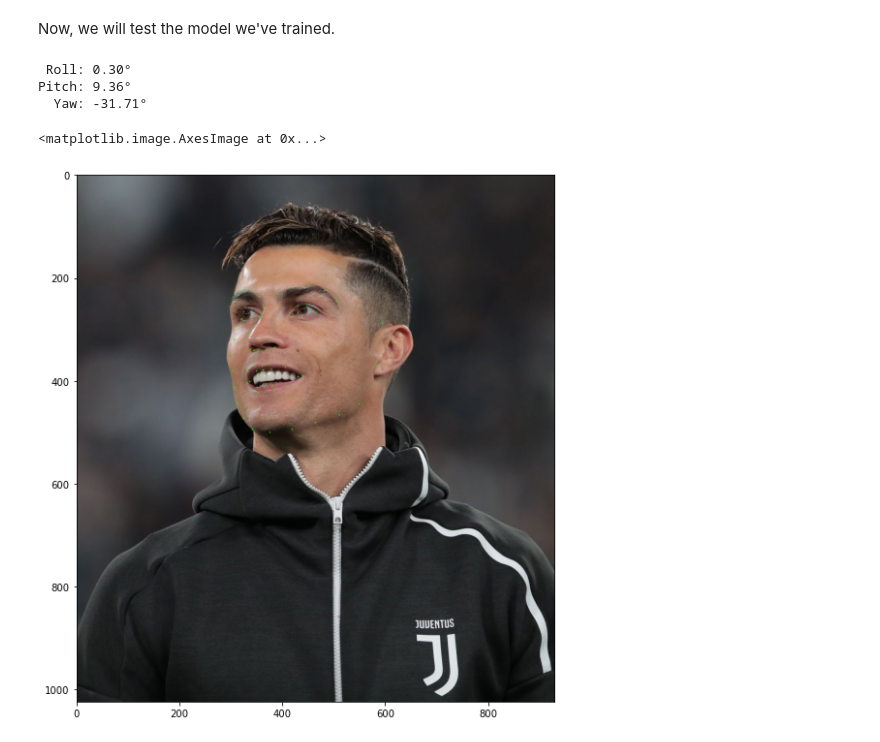
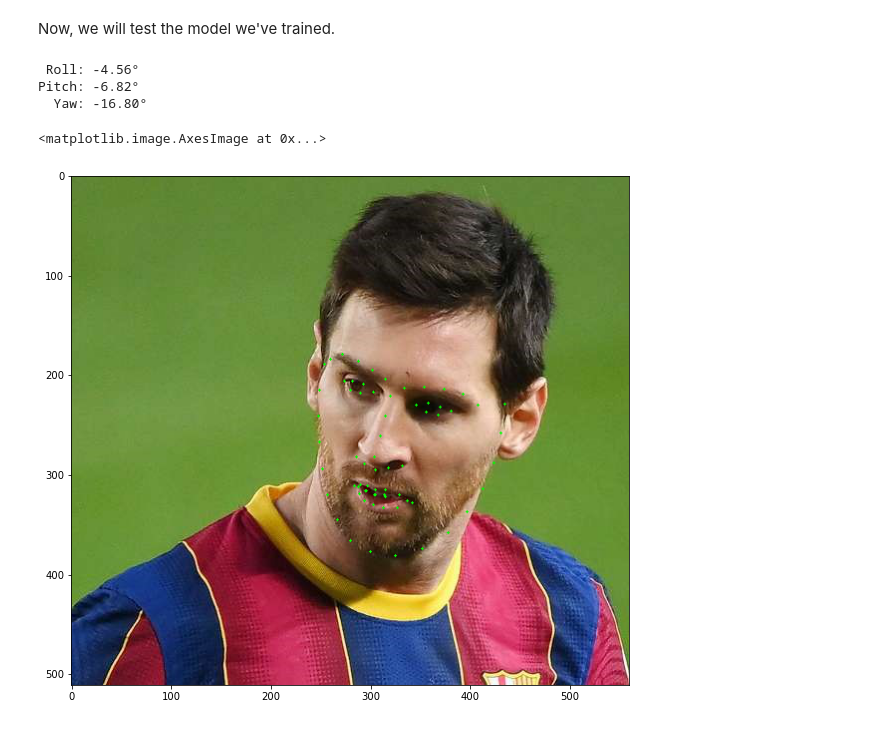
Before and after one commit to elsayed07/Head-Pose-Estimation, a Jupyter notebook: Head-pose.ipynb, the cells around one changed output. Cells and saved outputs as stored; diff of their text form; code cells hidden in the pictures.

```diff
--- a/Head-pose.ipynb
+++ b/Head-pose.ipynb
@@ -194,29 +194,29 @@ def compute_features(face_points):
 
     return np.array(features).reshape(1, -1)
 # %%
-im = cv2.imread('data/ronaldo.jpg', cv2.IMREAD_COLOR)
+im = cv2.imread('data/messi.jpg', cv2.IMREAD_COLOR)
 im = cv2.cvtColor(im, cv2.COLOR_BGR2RGB)
 face_points = detect_face_points(im)
 
 for x, y in face_points:
     cv2.circle(im, (x, y), 1, (0, 255, 0), -1)
 
 features = compute_features(face_points)
 features = std.transform(features)
 
 model = load_model('models/model.h5')
 y_pred = model.predict(features)
 
 roll_pred, pitch_pred, yaw_pred = y_pred[0]
 print(' Roll: {:.2f}°'.format(roll_pred))
 print('Pitch: {:.2f}°'.format(pitch_pred))
 print('  Yaw: {:.2f}°'.format(yaw_pred))
 
 plt.figure(figsize=(10, 10))
 plt.imshow(im)
 # %% [output]
- Roll: 0.30°
-Pitch: 9.36°
-  Yaw: -31.71°
+ Roll: -4.56°
+Pitch: -6.82°
+  Yaw: -16.80°
 <matplotlib.image.AxesImage at 0x...>
-[figure, old version]
+[figure, new version]
```
Also changed, not shown: parts of 3 cells of this notebook.
